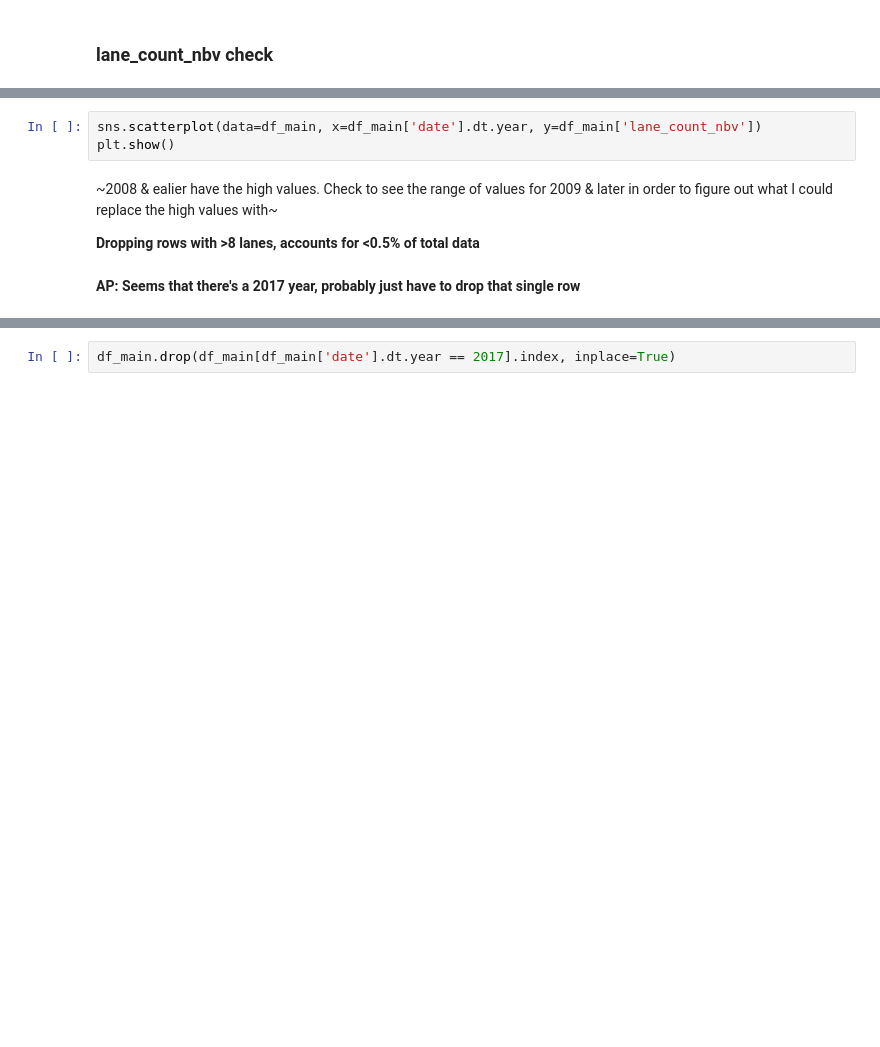
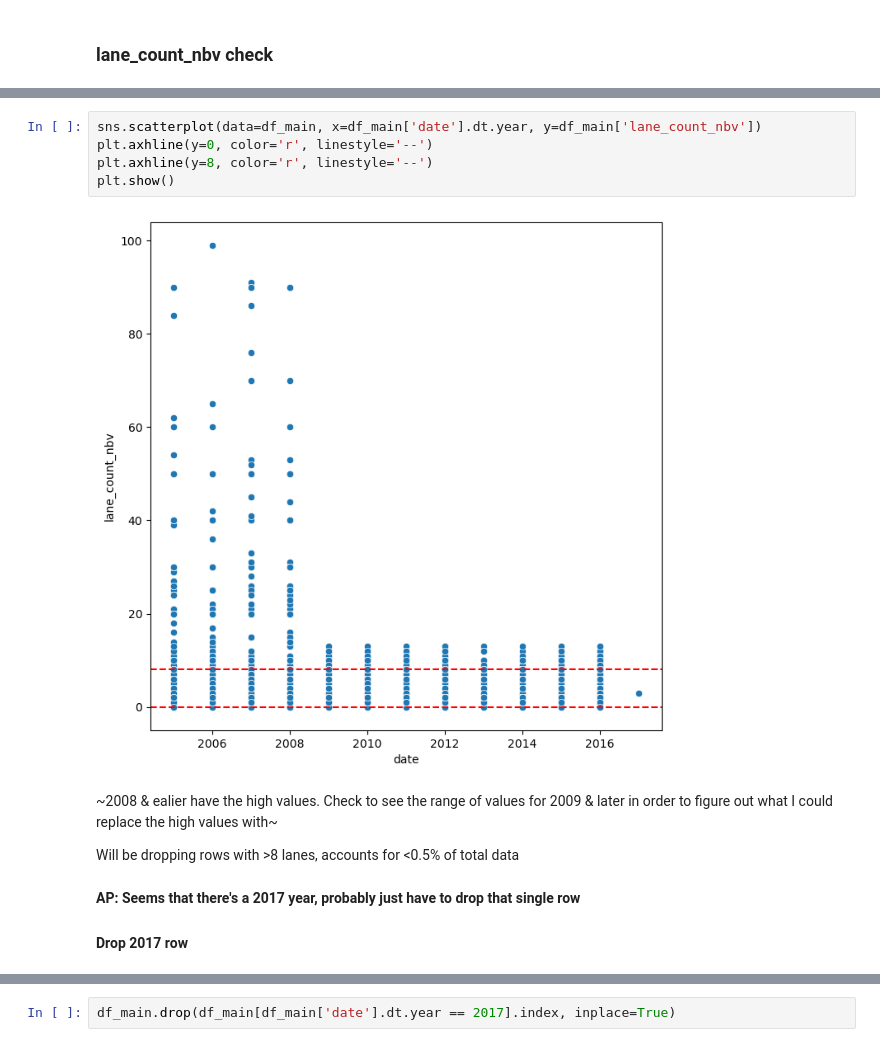
Before and after one commit to August-JF-Perez/AugustP_Crash_Location_Characterization, a Jupyter notebook: Capstone 3 Data Wrangling and EDA.ipynb, the cells around one changed output, grey strips where cells are left out. Saved outputs shown, nothing was run; the diff lists cells and outputs as text; blank space fills up the shorter version.

```diff
--- a/Capstone 3 Data Wrangling and EDA.ipynb
+++ b/Capstone 3 Data Wrangling and EDA.ipynb
@@ -1315,11 +1847,16 @@ plt.show()
 # %%
 sns.scatterplot(data=df_main, x=df_main['date'].dt.year, y=df_main['lane_count_nbv'])
+plt.axhline(y=0, color='r', linestyle='--')
+plt.axhline(y=8, color='r', linestyle='--')
 plt.show()
+# %% [output]
+[figure, added]
 # %% [markdown]
 ~2008 & ealier have the high values. Check to see the range of values for 2009 & later in order to figure out what I could replace the high values with~
 
-**Dropping rows with >8 lanes, accounts for <0.5% of total data**
+Will be dropping rows with >8 lanes, accounts for <0.5% of total data
 # %% [markdown]
 **AP: Seems that there's a 2017 year, probably just have to drop that single row**
+#### Drop 2017 row
 # %%
 df_main[df_main['date'].dt.year == 2017].index
```
Also changed, not shown: parts of 164 cells of this notebook.
